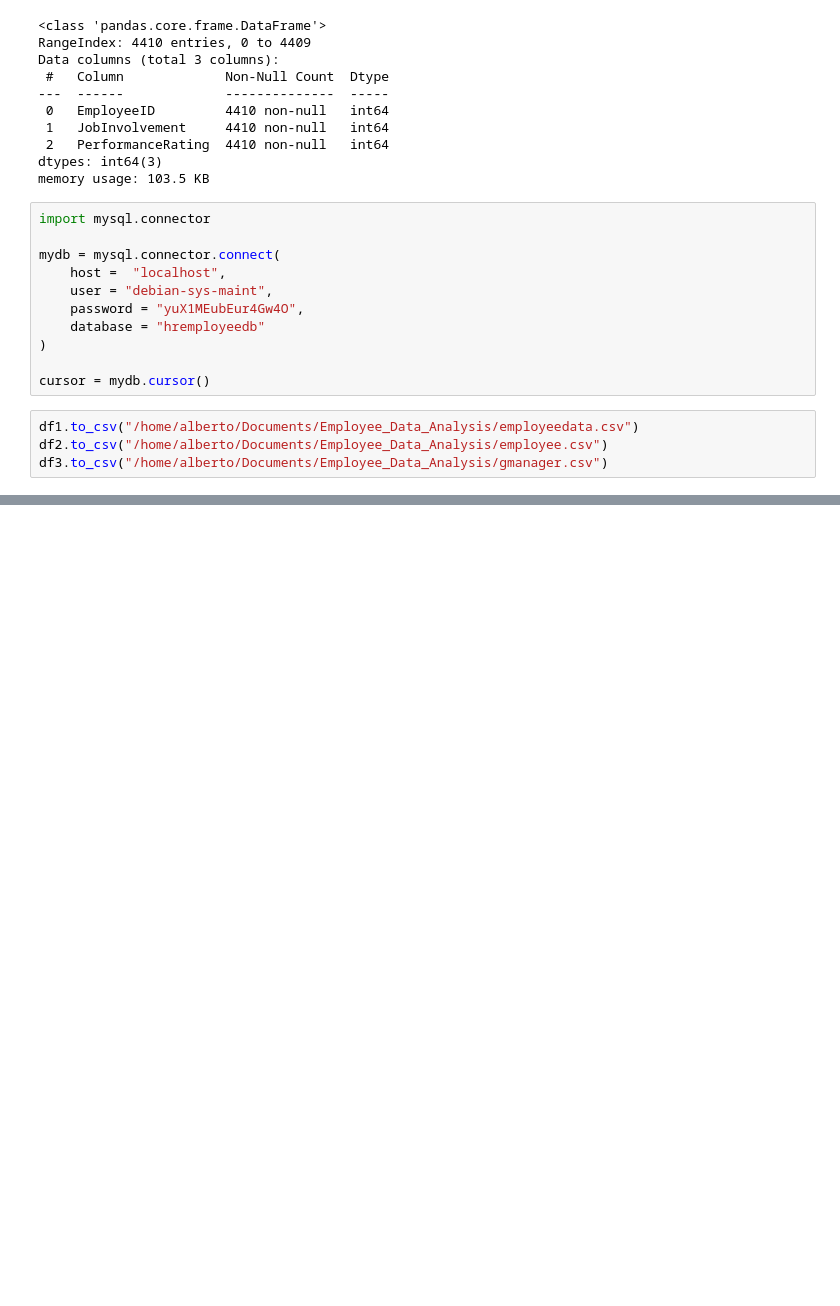
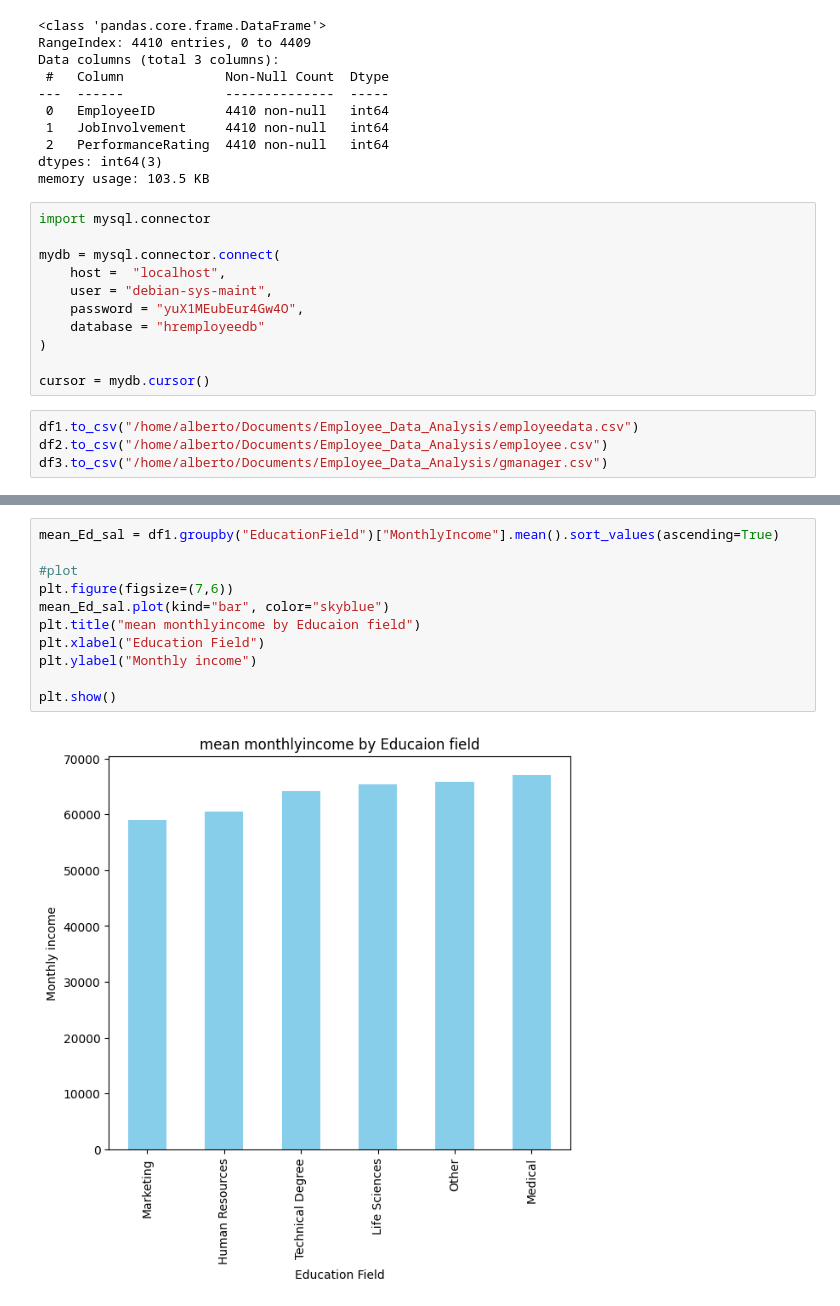
Before and after one commit to Buluma-Ke/HR-Employee-Analysis, a Jupyter notebook: employees.ipynb, the cells around one changed output, grey strips where cells are left out. Cells and saved outputs as stored; diff of their text form; blank space fills up the shorter version.

```diff
--- a/employees.ipynb
+++ b/employees.ipynb
@@ -263,0 +411,13 @@ df3.to_csv("/home/alberto/Documents/Employee_Data_Analysis/gmanager.csv")
+# %%
+mean_Ed_sal = df1.groupby("EducationField")["MonthlyIncome"].mean().sort_values(ascending=True)
+
+#plot
+plt.figure(figsize=(7,6))
+mean_Ed_sal.plot(kind="bar", color="skyblue")
+plt.title("mean monthlyincome by Educaion field")
+plt.xlabel("Education Field")
+plt.ylabel("Monthly income")
+
+plt.show()
+# %% [output]
+[figure, added]
```
Also changed, not shown: parts of 22 cells of this notebook.
